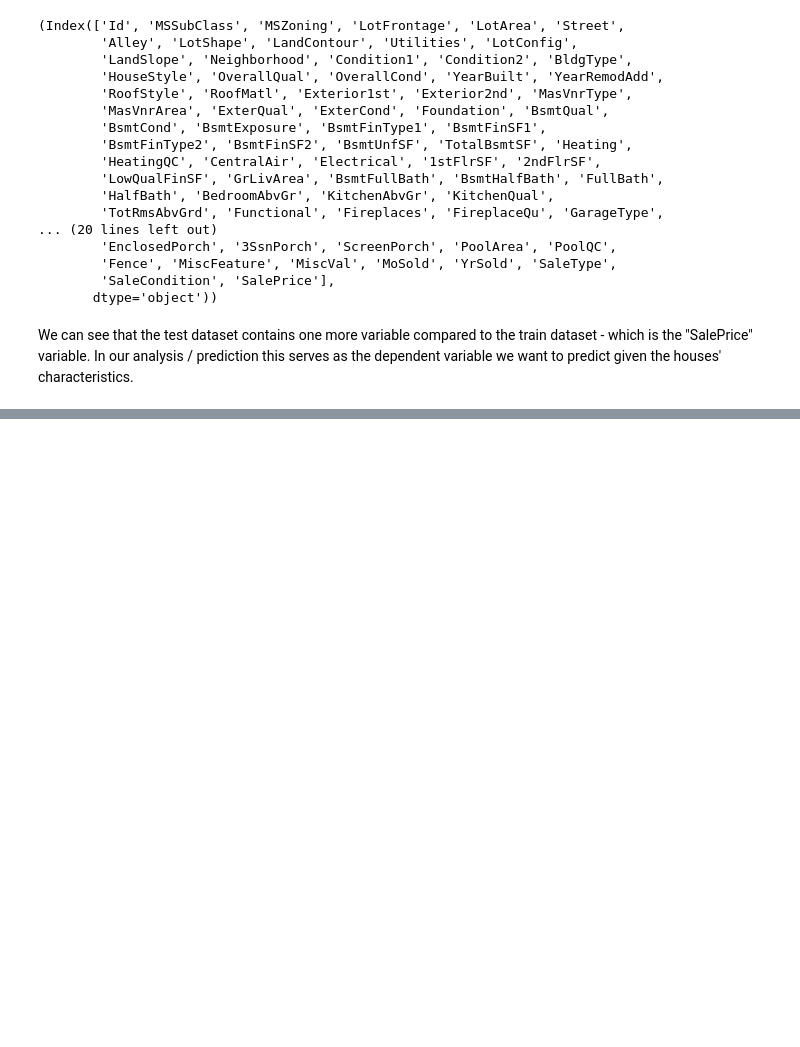
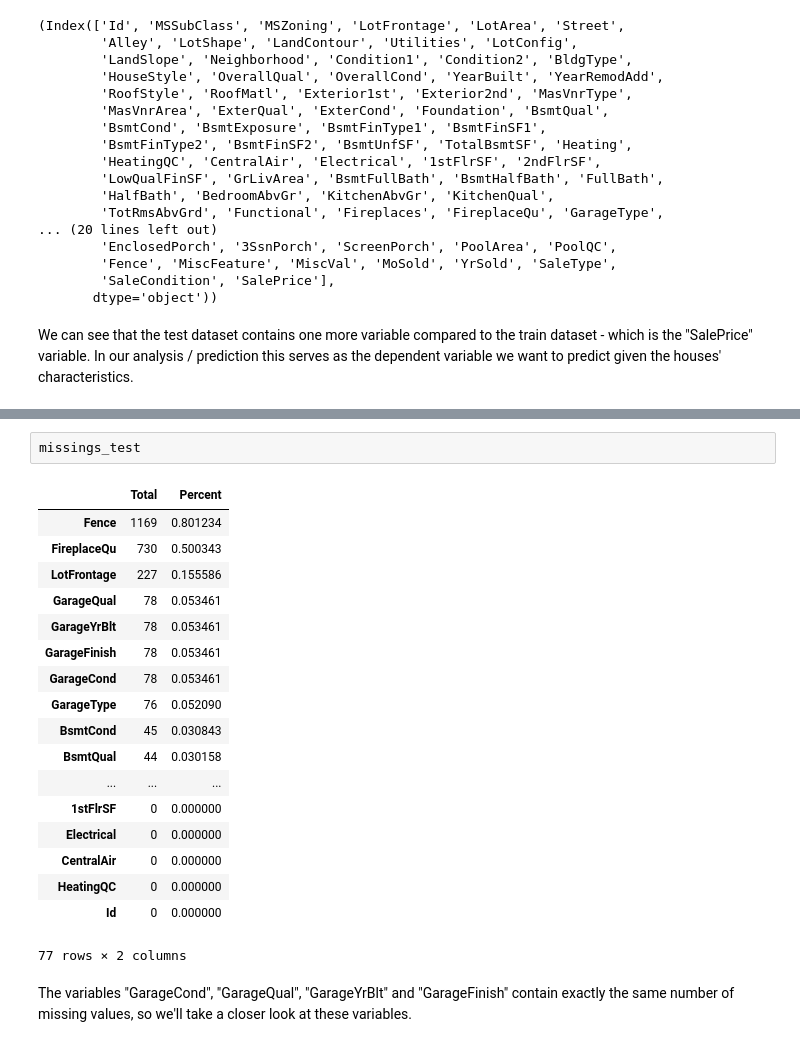
Before and after one commit to tlary/Kaggle_house_prices, a Jupyter notebook: house_prices.ipynb, the cells around one changed output, grey strips where cells are left out. Cells and saved outputs as stored; diff of their text form; blank space fills up the shorter version.

```diff
--- a/house_prices.ipynb
+++ b/house_prices.ipynb
@@ -46,0 +155,23 @@ We can see that the test dataset contains one more variable compared to the trai
+# %%
+missings_test
+# %% [output]
+|  | Total | Percent |
+| Fence | 1169 | 0.801234 |
+| FireplaceQu | 730 | 0.500343 |
+| LotFrontage | 227 | 0.155586 |
+| GarageQual | 78 | 0.053461 |
+| GarageYrBlt | 78 | 0.053461 |
+| GarageFinish | 78 | 0.053461 |
+| GarageCond | 78 | 0.053461 |
+| GarageType | 76 | 0.052090 |
+| BsmtCond | 45 | 0.030843 |
+| BsmtQual | 44 | 0.030158 |
+| ... | ... | ... |
+| 1stFlrSF | 0 | 0.000000 |
+| Electrical | 0 | 0.000000 |
+| CentralAir | 0 | 0.000000 |
+| HeatingQC | 0 | 0.000000 |
+| Id | 0 | 0.000000 |
+77 rows × 2 columns
+# %% [markdown]
+The variables "GarageCond", "GarageQual", "GarageYrBlt" and "GarageFinish" contain exactly the same number of missing values, so we'll take a closer look at these variables.
```
Also changed, not shown: parts of 13 cells of this notebook.
